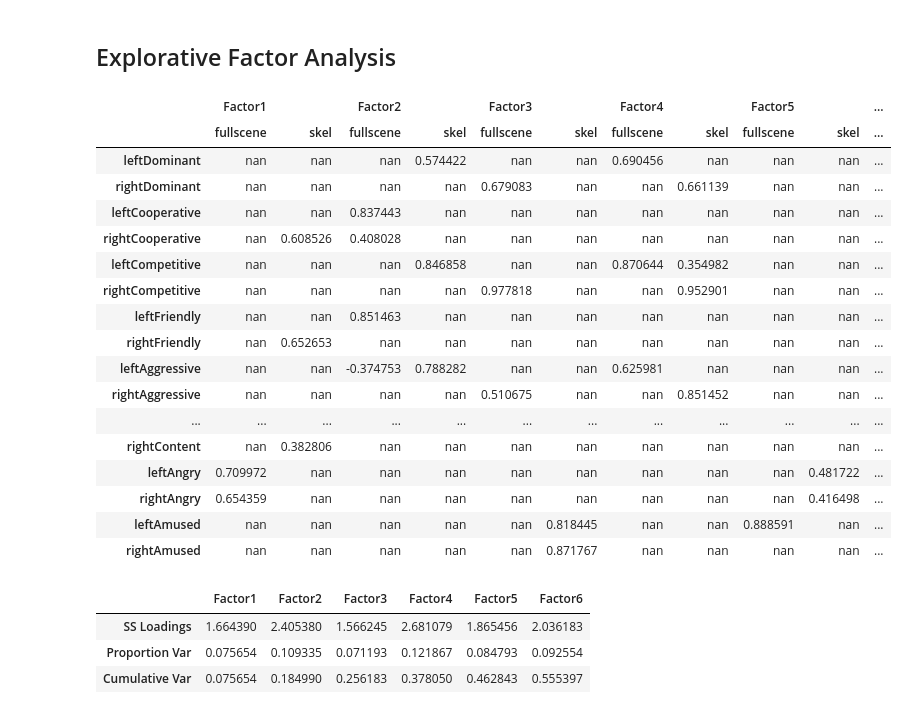
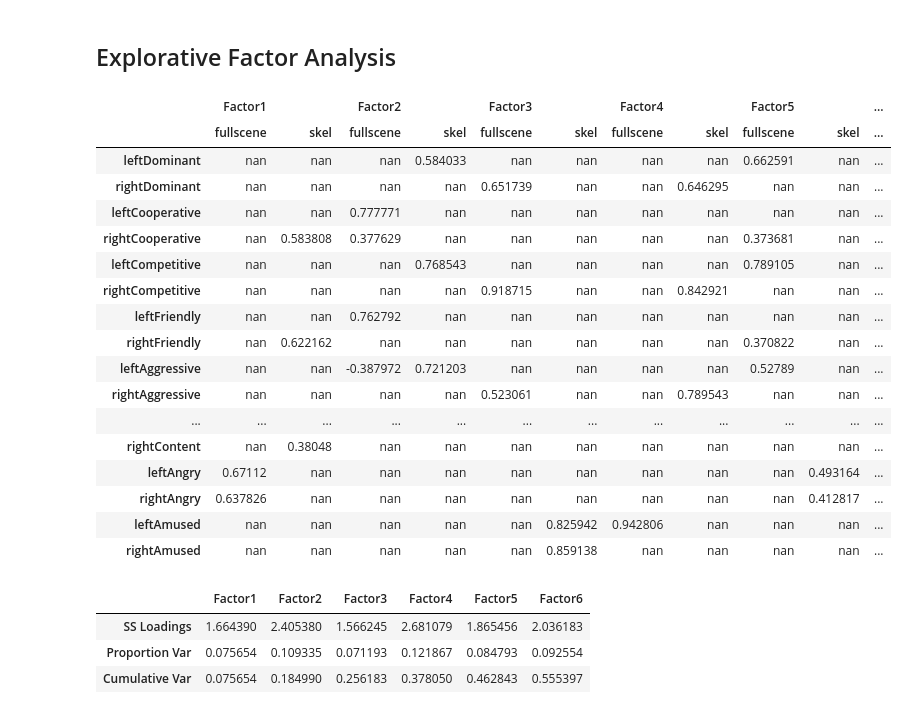
Before and after one commit to severin-lemaignan/pinsoro-kinematics, a Jupyter notebook: classification.ipynb, the cells around one changed output. Saved outputs shown, nothing was run; the diff lists cells and outputs as text; code cells hidden in the pictures.

```diff
--- a/classification.ipynb
+++ b/classification.ipynb
@@ -337,35 +298,27 @@ fullscene_loadings=fa_fullscene.loadings
 # %%
 # merge loadings into one dataframe, skel and fullscene side-by-side
 loadings=pd.concat([skel_loadings, fullscene_loadings], keys=["skel", "fullscene"], axis=1)
 loadings=loadings.swaplevel(0,1,1).sort_index(1)
+show_heatmap(loadings[abs(loadings)>=0.35])
+# %% [output]
+|  | Factor1 |  | Factor2 |  | Factor3 |  | Factor4 |  | Factor5 |  | ... |
+|  | fullscene | skel | fullscene | skel | fullscene | skel | fullscene | skel | fullscene | skel | ... |
+| leftDominant | nan | nan | nan | 0.584033 | nan | nan | nan | nan | 0.662591 | nan | ... |
+| rightDominant | nan | nan | nan | nan | 0.651739 | nan | nan | 0.646295 | nan | nan | ... |
+| leftCooperative | nan | nan | 0.777771 | nan | nan | nan | nan | nan | nan | nan | ... |
+| rightCooperative | nan | 0.583808 | 0.377629 | nan | nan | nan | nan | nan | 0.373681 | nan | ... |
+| leftCompetitive | nan | nan | nan | 0.768543 | nan | nan | nan | nan | 0.789105 | nan | ... |
+| rightCompetitive | nan | nan | nan | nan | 0.918715 | nan | nan | 0.842921 | nan | nan | ... |
+| leftFriendly | nan | nan | 0.762792 | nan | nan | nan | nan | nan | nan | nan | ... |
+| rightFriendly | nan | 0.622162 | nan | nan | nan | nan | nan | nan | 0.370822 | nan | ... |
+| leftAggressive | nan | nan | -0.387972 | 0.721203 | nan | nan | nan | nan | 0.52789 | nan | ... |
+| rightAggressive | nan | nan | nan | nan | 0.523061 | nan | nan | 0.789543 | nan | nan | ... |
+| ... | ... | ... | ... | ... | ... | ... | ... | ... | ... | ... | ... |
+| rightContent | nan | 0.38048 | nan | nan | nan | nan | nan | nan | nan | nan | ... |
+| leftAngry | 0.67112 | nan | nan | nan | nan | nan | nan | nan | nan | 0.493164 | ... |
+| rightAngry | 0.637826 | nan | nan | nan | nan | nan | nan | nan | nan | 0.412817 | ... |
+| leftAmused | nan | nan | nan | nan | nan | 0.825942 | 0.942806 | nan | nan | nan | ... |
+| rightAmused | nan | nan | nan | nan | nan | 0.859138 | nan | nan | nan | nan | ... |
-# %%
-styled_loadings = loadings[abs(loadings)>=0.35].style.apply(background_gradient,
-                     cmap='PuOr',
-                     m=loadings.min().min(),
-                     M=loadings.max().max(),
-                     low=0,
-                     high=0.2)
-
-styled_loadings
-# %% [output]
-|  | Factor1 |  | Factor2 |  | Factor3 |  | Factor4 |  | Factor5 |  | ... |
-|  | fullscene | skel | fullscene | skel | fullscene | skel | fullscene | skel | fullscene | skel | ... |
-| leftDominant | nan | nan | nan | 0.574422 | nan | nan | 0.690456 | nan | nan | nan | ... |
-| rightDominant | nan | nan | nan | nan | 0.679083 | nan | nan | 0.661139 | nan | nan | ... |
-| leftCooperative | nan | nan | 0.837443 | nan | nan | nan | nan | nan | nan | nan | ... |
-| rightCooperative | nan | 0.608526 | 0.408028 | nan | nan | nan | nan | nan | nan | nan | ... |
-| leftCompetitive | nan | nan | nan | 0.846858 | nan | nan | 0.870644 | 0.354982 | nan | nan | ... |
-| rightCompetitive | nan | nan | nan | nan | 0.977818 | nan | nan | 0.952901 | nan | nan | ... |
-| leftFriendly | nan | nan | 0.851463 | nan | nan | nan | nan | nan | nan | nan | ... |
-| rightFriendly | nan | 0.652653 | nan | nan | nan | nan | nan | nan | nan | nan | ... |
-| leftAggressive | nan | nan | -0.374753 | 0.788282 | nan | nan | 0.625981 | nan | nan | nan | ... |
-| rightAggressive | nan | nan | nan | nan | 0.510675 | nan | nan | 0.851452 | nan | nan | ... |
-| ... | ... | ... | ... | ... | ... | ... | ... | ... | ... | ... | ... |
-| rightContent | nan | 0.382806 | nan | nan | nan | nan | nan | nan | nan | nan | ... |
-| leftAngry | 0.709972 | nan | nan | nan | nan | nan | nan | nan | nan | 0.481722 | ... |
-| rightAngry | 0.654359 | nan | nan | nan | nan | nan | nan | nan | nan | 0.416498 | ... |
-| leftAmused | nan | nan | nan | nan | nan | 0.818445 | nan | nan | 0.888591 | nan | ... |
-| rightAmused | nan | nan | nan | nan | nan | 0.871767 | nan | nan | nan | nan | ... |
 # %%
 fa_skel.get_factor_variance()
 # %% [output]
```
Also changed, not shown: parts of 29 cells of this notebook, 1 other file.
